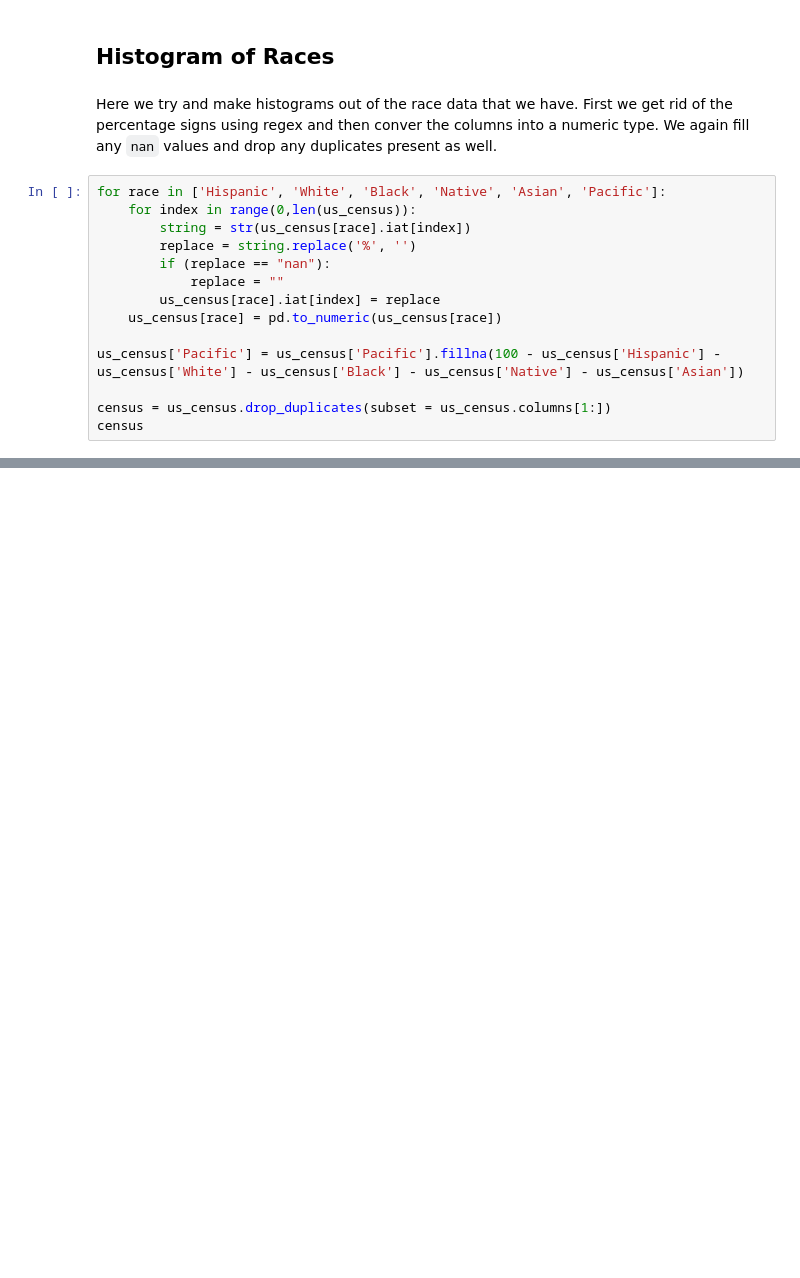
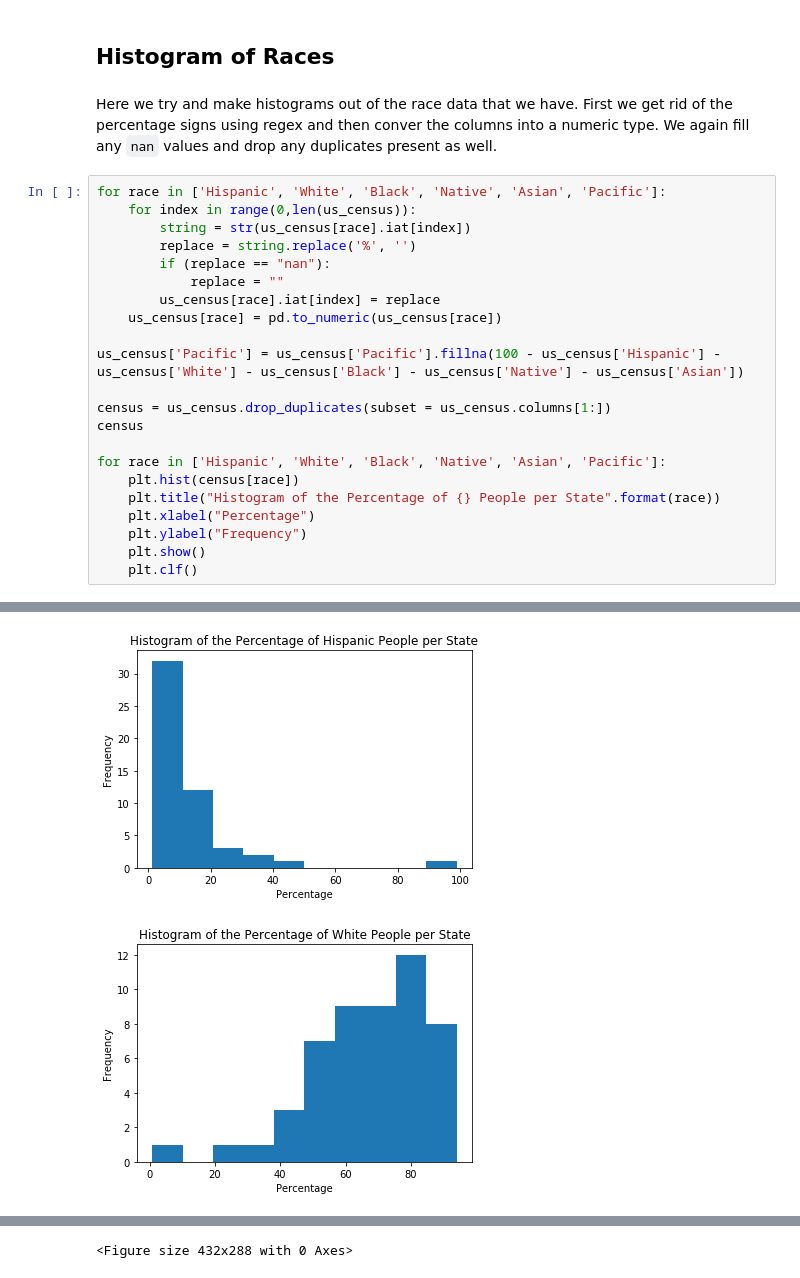
Before and after one commit to deepliya/Cleaning-US-Census-Data, a Jupyter notebook: Cleaning-US-Census-Data.ipynb, the cells around one changed output, grey strips where cells are left out. Cells and saved outputs as stored; diff of their text form; blank space fills up the shorter version.

Commit message:
Created histograms of percentage of ppl of each race per state

```diff
--- a/Cleaning-US-Census-Data.ipynb
+++ b/Cleaning-US-Census-Data.ipynb
@@ -248,4 +248,12 @@ us_census['Pacific'] = us_census['Pacific'].fillna(100 - us_census['Hispanic'] -
 
 census = us_census.drop_duplicates(subset = us_census.columns[1:])
 census
+
+for race in ['Hispanic', 'White', 'Black', 'Native', 'Asian', 'Pacific']:
+    plt.hist(census[race])
+    plt.title("Histogram of the Percentage of {} People per State".format(race))
+    plt.xlabel("Percentage")
+    plt.ylabel("Frequency")
+    plt.show()
+    plt.clf()
 # %% [output]
@@ -268,0 +260,2 @@ census
+[figure, added]
+[figure, added]
@@ -268,0 +266 @@ census
+<Figure size 432x288 with 0 Axes>
```
Also changed, not shown: parts of 1 cell of this notebook.
